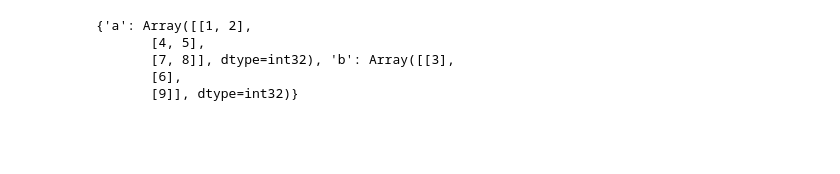
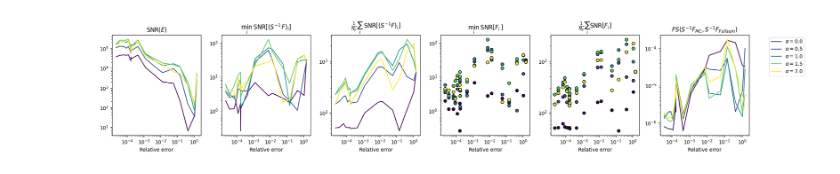
Before and after one commit to AntoineMsy/grad_sample, a Jupyter notebook: notebooks/snr_fs_is.ipynb, the cells around one changed output. Drawn from its saved outputs; the diff is of its cells as text; code cells hidden in the pictures; blank space fills up the shorter version.

```diff
--- a/notebooks/snr_fs_is.ipynb
+++ b/notebooks/snr_fs_is.ipynb
@@ -88,34 +66,6 @@ plt.plot(op_snr(data['snr_ng'][0], jnp.mean))
-# %%
-import jax
-import jax.numpy as jnp
-
-def stack_pytrees(pytrees, axis=0):
-    """
-    Stacks a list of pytrees along the specified axis.
-
-    Parameters:
-    - pytrees: List of pytrees to stack.
-    - axis: Axis along which to stack the arrays in the pytrees.
-
-    Returns:
-    - A single pytree with arrays stacked along the specified axis.
-    """
-    return jax.tree_util.tree_map(lambda *arrays: jnp.stack(arrays, axis=axis), *pytrees)
-
-# Example usage
-pytree1 = {'a': jnp.array([1, 2]), 'b': jnp.array([3])}
-pytree2 = {'a': jnp.array([4, 5]), 'b': jnp.array([6])}
-pytree3 = {'a': jnp.array([7, 8]), 'b': jnp.array([9])}
-
-pytrees = [pytree1, pytree2, pytree3]
-
-# Stack the list of pytrees
-stacked_pytree = stack_pytrees(pytrees)
-
-print(stacked_pytree)
-# %% [output]
-{'a': Array([[1, 2],
-       [4, 5],
-       [7, 8]], dtype=int32), 'b': Array([[3],
-       [6],
-       [9]], dtype=int32)}
+# %%
+save_dir = '/home/amisery/scratch_link/grad_sample_fullsum/xxz_1.5/L16/RBM/alpha3/MC_9_0.5/0.0022_schedule/run_0/'
+diag_shift= 1e-6
+fig = plot_snr_grad(save_dir, alpha_l, diag_shift)
+# %% [output]
+[figure, added]
```
Also changed, not shown: parts of 12 cells of this notebook, 12 other files.
